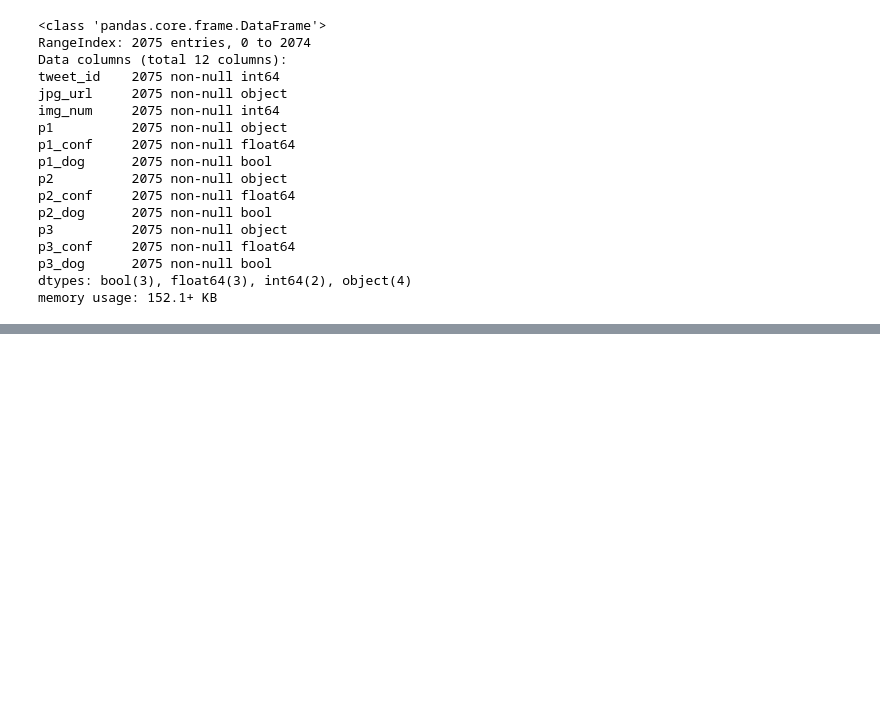
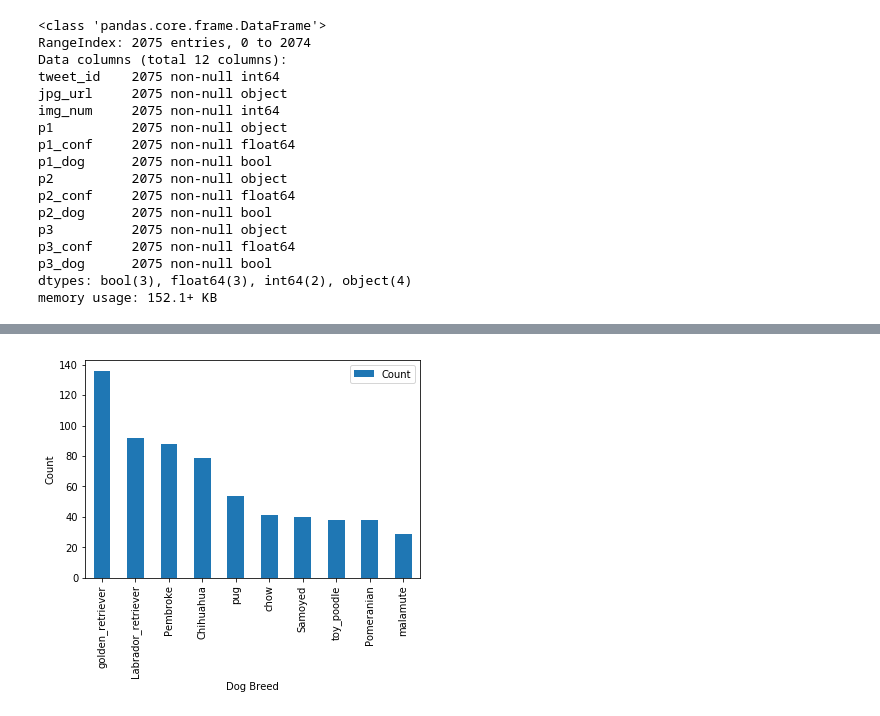
Before and after one commit to marooned20/Udacity-Data-Wrangling, a Jupyter notebook: wrangle_act.ipynb, the cells around one changed output, grey strips where cells are left out. Cells and saved outputs as stored; diff of their text form; code cells hidden in the pictures; blank space fills up the shorter version.

```diff
--- a/wrangle_act.ipynb
+++ b/wrangle_act.ipynb
@@ -890,0 +1033,6 @@ memory usage: 152.1+ KB
+# %%
+# see dog breeds
+num_ratings_per_breed = final_df.p1.value_counts().reset_index()
+num_ratings_per_breed.rename(columns={'index': 'predicted_breed', 'p1':'how_many_times'}, inplace=True)
+
+num_ratings_per_breed.head(10)
@@ -890,0 +1051,9 @@ memory usage: 152.1+ KB
+# %%
+# bar plot of top 10 dog breeds in our datasets
+num_ratings_per_breed.head(10).plot(kind='bar', x=['predicted_breed'], y=['how_many_times'])
+plt.xlabel('Dog Breed')
+plt.ylabel('Count')
+leg = plt.legend()
+leg.get_texts()[0].set_text('Count')
+# %% [output]
+[figure, added]
```
Also changed, not shown: parts of 22 cells of this notebook.
